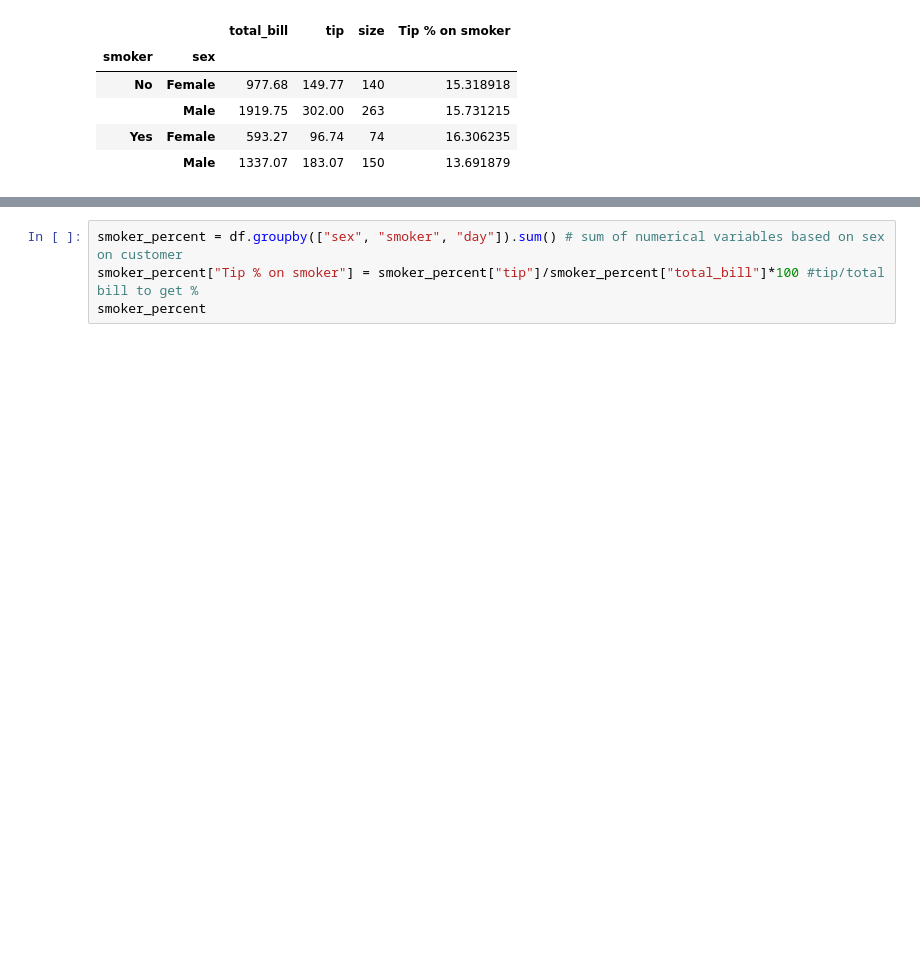
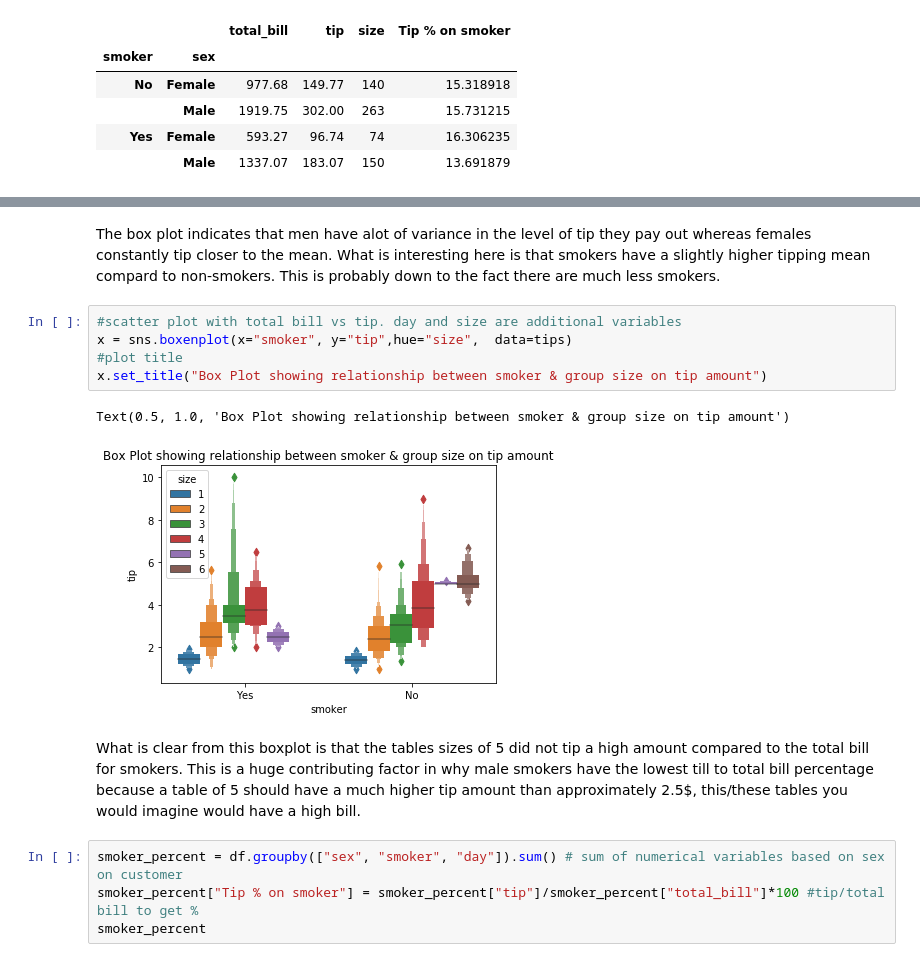
Before and after one commit to kevindooley/fundamentals-data-analysis-project, a Jupyter notebook: tips_dataset.ipynb, the cells around one changed output, grey strips where cells are left out. Drawn from its saved outputs; the diff is of its cells as text; blank space fills up the shorter version.

```diff
--- a/tips_dataset.ipynb
+++ b/tips_dataset.ipynb
@@ -255,3 +264,15 @@ There doesnt appear to be any correlation between tip amount and if smoker vs no
+# %% [markdown]
+The box plot indicates that men have alot of variance in the level of tip they pay out whereas females constantly tip closer to the mean. What is interesting here is that smokers have a slightly higher tipping mean compard to non-smokers. This is probably down to the fact there are much less smokers.
+# %%
+#scatter plot with total bill vs tip. day and size are additional variables
+x = sns.boxenplot(x="smoker", y="tip",hue="size",  data=tips)
+#plot title
+x.set_title("Box Plot showing relationship between smoker & group size on tip amount")
+# %% [output]
+Text(0.5, 1.0, 'Box Plot showing relationship between smoker & group size on tip amount')
+[figure, added]
+# %% [markdown]
+What is clear from this boxplot is that the tables sizes of 5 did not tip a high amount compared to the total bill for smokers. This is a huge contributing factor in why male smokers have the lowest till to total bill percentage because a table of 5 should have a much higher tip amount than approximately 2.5$, this/these tables you would imagine would have a high bill.
 # %%
 smoker_percent = df.groupby(["sex", "smoker", "day"]).sum() # sum of numerical variables based on sex on customer
 smoker_percent["Tip % on smoker"] = smoker_percent["tip"]/smoker_percent["total_bill"]*100 #tip/total bill to get %
```
Also changed, not shown: parts of 3 cells of this notebook.
